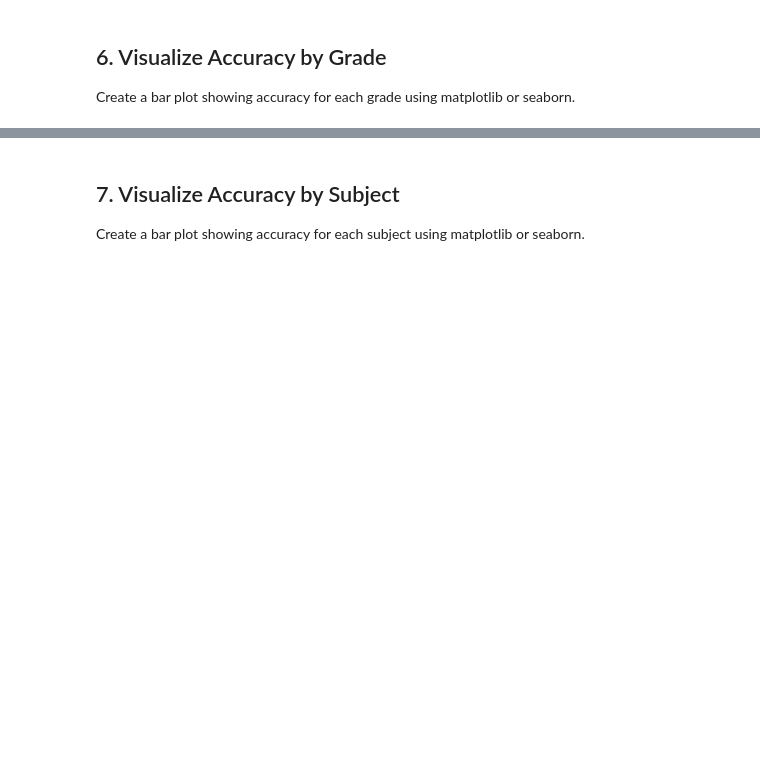
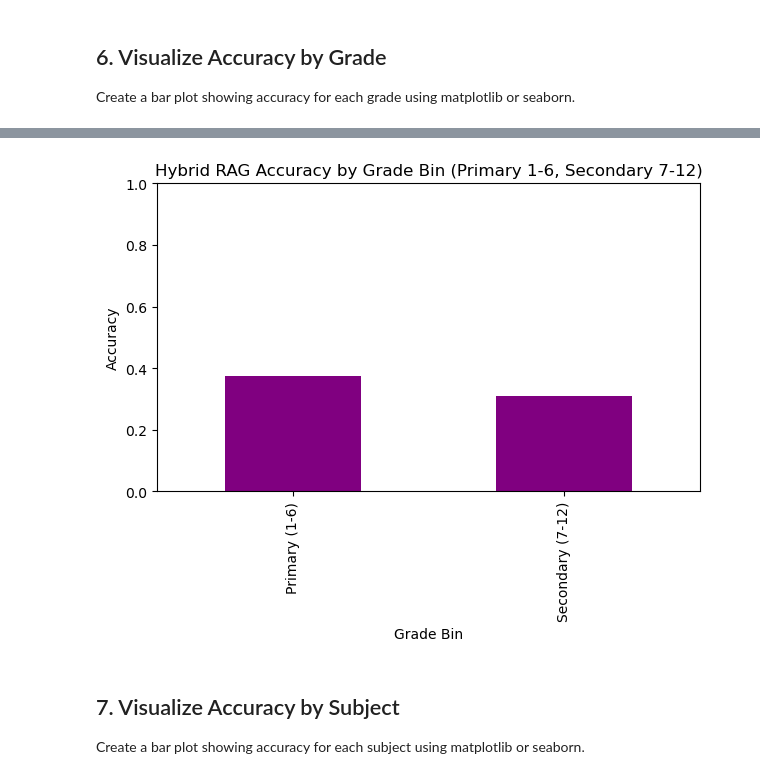
Before and after one commit to jeelelel/scienceqa-9444, a Jupyter notebook: rag_mac/rag_eval_hybrid_visualization.ipynb, the cells around one changed output, grey strips where cells are left out. Saved outputs shown, nothing was run; the diff lists cells and outputs as text; code cells hidden in the pictures; blank space fills up the shorter version.

```diff
--- a/rag_mac/rag_eval_hybrid_visualization.ipynb
+++ b/rag_mac/rag_eval_hybrid_visualization.ipynb
@@ -161,3 +233,13 @@ plt.show()
+# %%
+acc_by_grade_bin_v2 = results_df.groupby('grade_bin_v2')['is_correct'].mean().sort_index()
+acc_by_grade_bin_v2.plot(kind='bar', figsize=(7,4), color='purple')
+plt.title("Hybrid RAG Accuracy by Grade Bin (Primary 1-6, Secondary 7-12)")
+plt.xlabel("Grade Bin")
+plt.ylabel("Accuracy")
+plt.ylim(0, 1)
+plt.show()
+# %% [output]
+[figure, added]
 # %% [markdown]
 ## 7. Visualize Accuracy by Subject
 Create a bar plot showing accuracy for each subject using matplotlib or seaborn.
```
Also changed, not shown: parts of 6 cells of this notebook, 3 other files.
